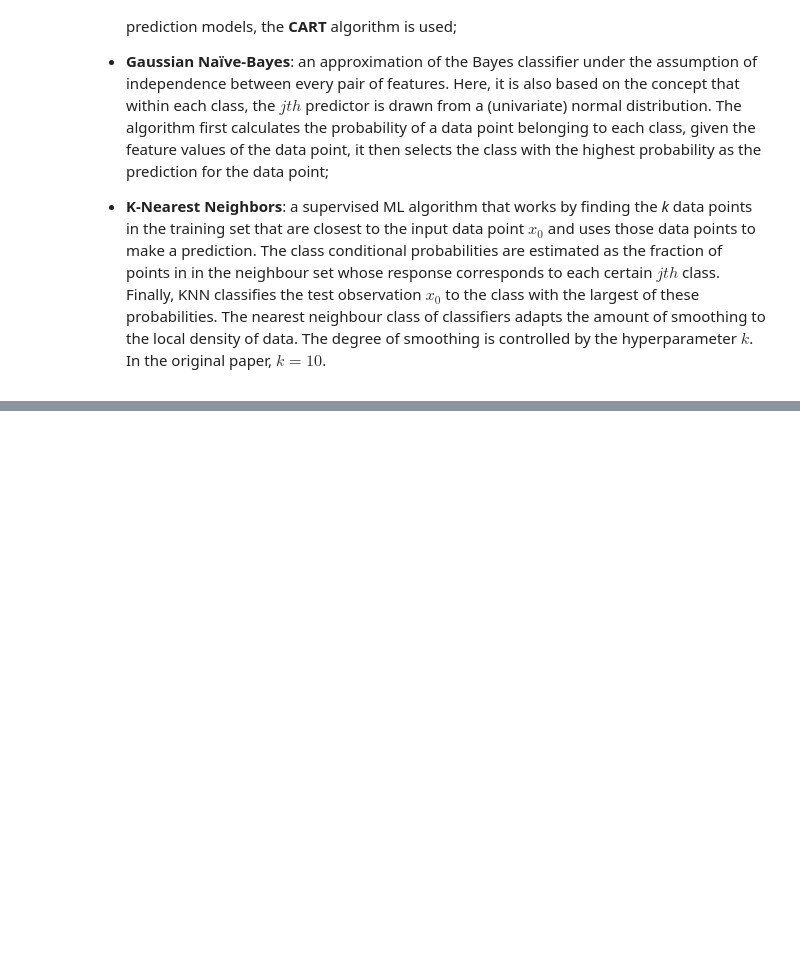
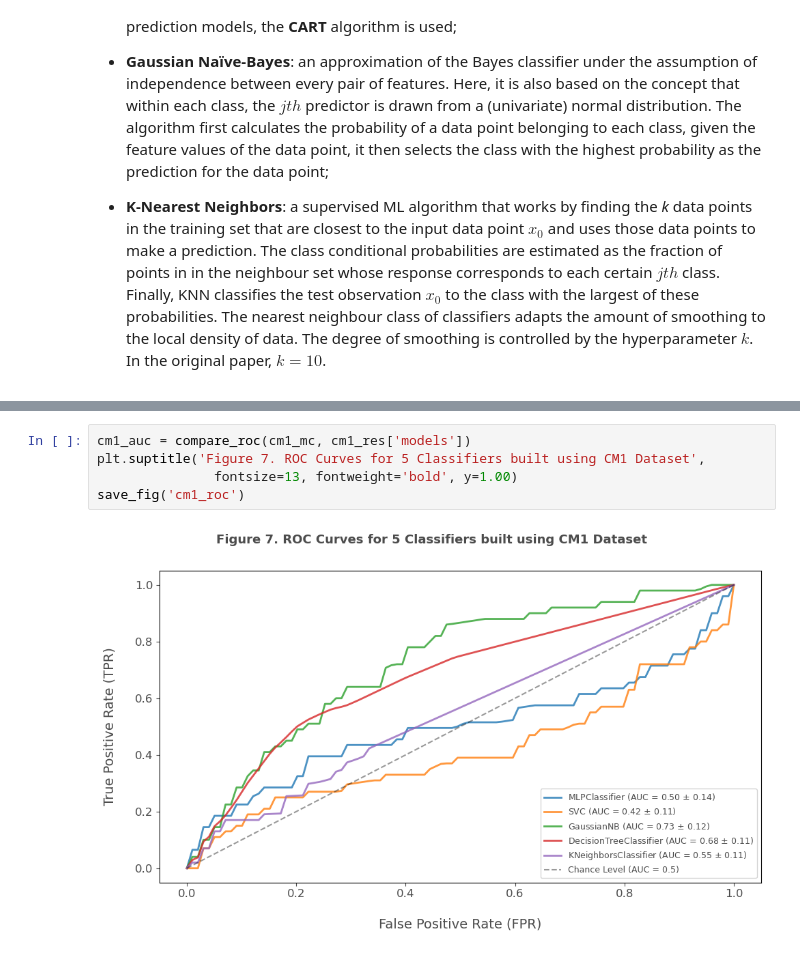
Before and after one commit to zurlog/MLDS_PR104, a Jupyter notebook: scripts/pr104.ipynb, the cells around one changed output, grey strips where cells are left out. Drawn from its saved outputs; the diff is of its cells as text; blank space fills up the shorter version.

```diff
--- a/scripts/pr104.ipynb
+++ b/scripts/pr104.ipynb
@@ -467,0 +398,7 @@ plt.legend(loc='lower right', markerscale=9, prop={'size': 9})
+# %%
+cm1_auc = compare_roc(cm1_mc, cm1_res['models'])
+plt.suptitle('Figure 7. ROC Curves for 5 Classifiers built using CM1 Dataset',
+               fontsize=13, fontweight='bold', y=1.00)
+save_fig('cm1_roc')
+# %% [output]
+[figure, added]
```
Also changed, not shown: parts of 64 cells of this notebook, 39 other files.
